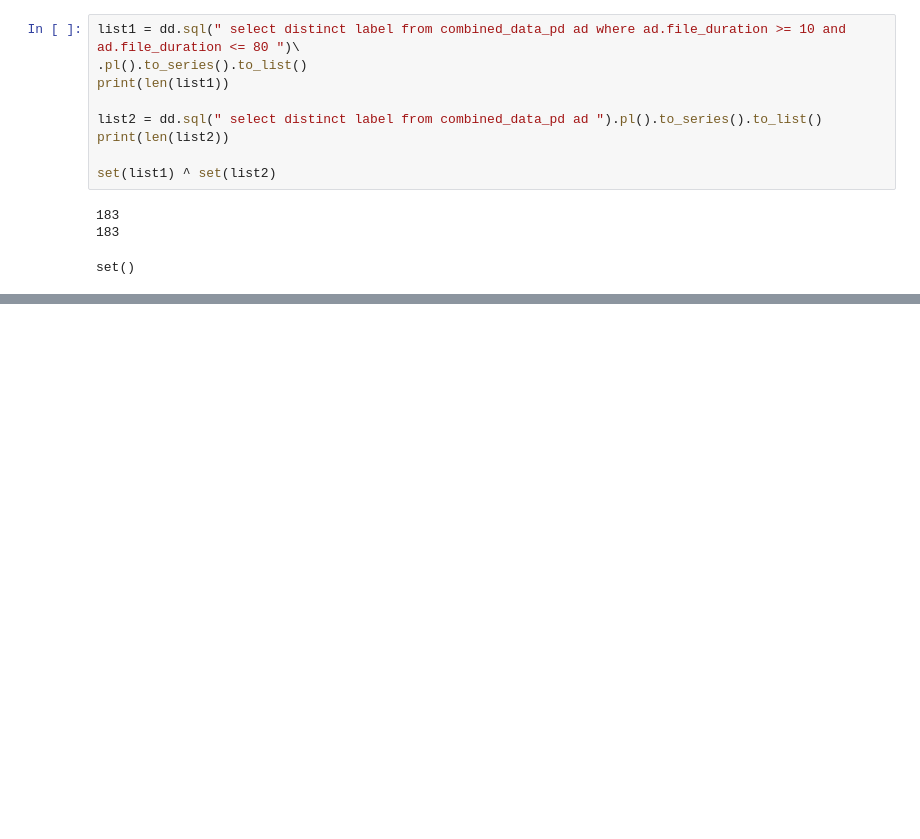
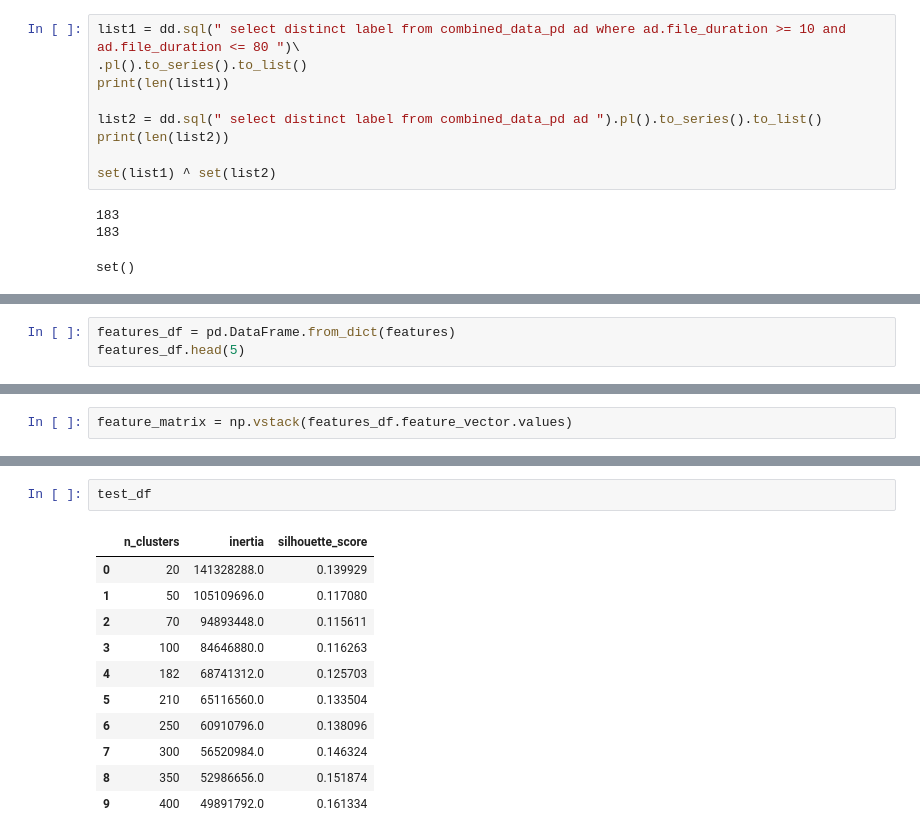
Before and after one commit to sumaniitm/BirdCLEF-2024-kaggle, a Jupyter notebook: mix-and-match.ipynb, the cells around one changed output, grey strips where cells are left out. Drawn from its saved outputs; the diff is of its cells as text; blank space fills up the shorter version.

```diff
--- a/mix-and-match.ipynb
+++ b/mix-and-match.ipynb
@@ -138,0 +225,3 @@ set()
+# %%
+features_df = pd.DataFrame.from_dict(features)
+features_df.head(5)
@@ -138,0 +244,2 @@ set()
+# %%
+feature_matrix = np.vstack(features_df.feature_vector.values)
@@ -138,0 +299,14 @@ set()
+# %%
+test_df
+# %% [output]
+|  | n_clusters | inertia | silhouette_score |
+| 0 | 20 | 141328288.0 | 0.139929 |
+| 1 | 50 | 105109696.0 | 0.117080 |
+| 2 | 70 | 94893448.0 | 0.115611 |
+| 3 | 100 | 84646880.0 | 0.116263 |
+| 4 | 182 | 68741312.0 | 0.125703 |
+| 5 | 210 | 65116560.0 | 0.133504 |
+| 6 | 250 | 60910796.0 | 0.138096 |
+| 7 | 300 | 56520984.0 | 0.146324 |
+| 8 | 350 | 52986656.0 | 0.151874 |
+| 9 | 400 | 49891792.0 | 0.161334 |
```
Also changed, not shown: parts of 23 cells of this notebook.
